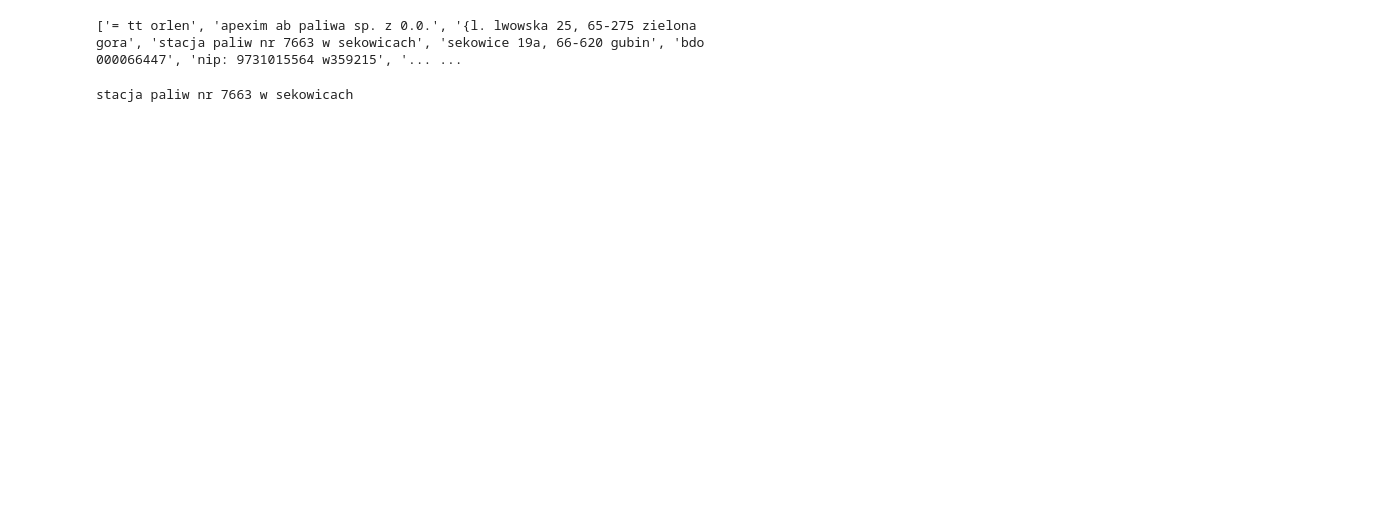
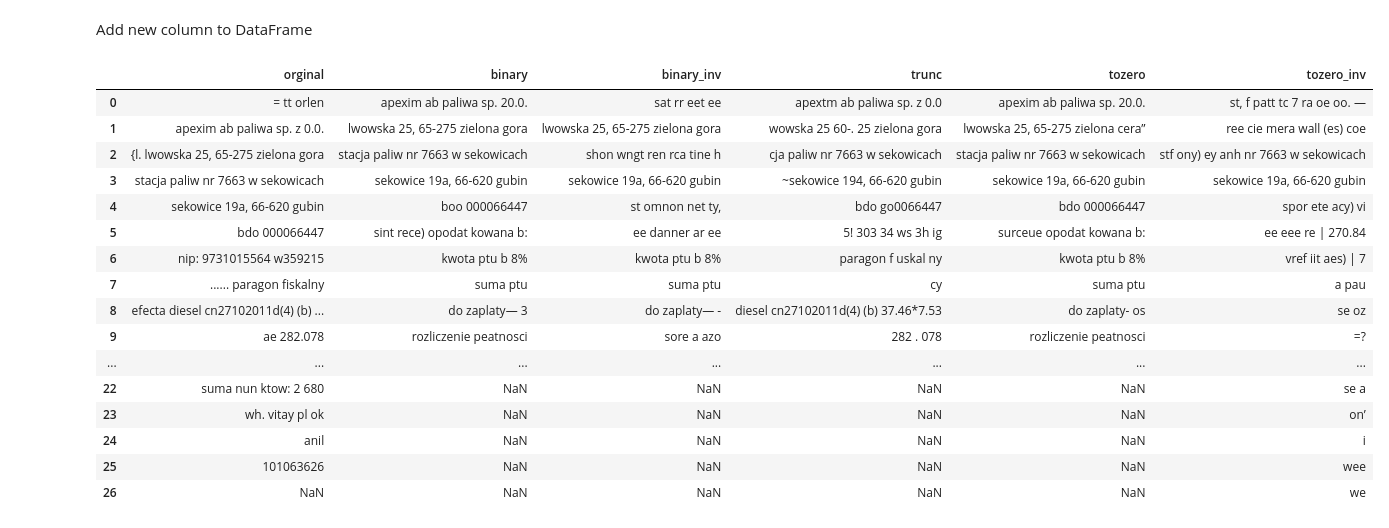
Before and after one commit to MarceliG/Receipt, a Jupyter notebook: main.ipynb, the cells around one changed output. Cells and saved outputs as stored; diff of their text form; code cells hidden in the pictures; blank space fills up the shorter version.

Commit message:
compare text from diffrent format images

```diff
--- a/main.ipynb
+++ b/main.ipynb
@@ -51,14 +41,55 @@ plt.show()
 # %%
-# convert image into text
-text = (pytesseract.image_to_string(image)).lower()
-text = text.split('\n')
-text = [sentence.strip() for sentence in text]
-text = [sentence for sentence in text if len(sentence) != 0]
-
-print(text)
+def image_to_text(images: list):
+    text_from_images = []
+    for image in images:
+        text = (pytesseract.image_to_string(image)).lower()
+        text = text.split('\n')
+        text = [sentence.strip() for sentence in text]
+        text = [sentence for sentence in text if len(sentence) != 0]
+        text_from_images.append(text)
+    return text_from_images
-# %% [output]
-['= tt orlen', 'apexim ab paliwa sp. z 0.0.', '{l. lwowska 25, 65-275 zielona gora', 'stacja paliw nr 7663 w sekowicach', 'sekowice 19a, 66-620 gubin', 'bdo 000066447', 'nip: 9731015564 w359215', '... ...
-# %%
-print(text[3])
-# %% [output]
-stacja paliw nr 7663 w sekowicach
+# %%
+texts = image_to_text(images)
+# %% [markdown]
+Add new column to DataFrame
+# %%
+
+def new_col_dataframe(data_to_add: dict, df: pd.DataFrame):
+    for key, value in data_to_add.items():
+        new = pd.DataFrame()
+        new[key] = value
+        df = pd.concat([df, new], axis=1)
+
+    return df
+# %%
+data = {
+    "orginal": texts[0],
+    "binary": texts[1],
+    "binary_inv": texts[2],
+    "trunc": texts[3],
+    "tozero": texts[4],
+    "tozero_inv": texts[5]
+}
+
+text_data = pd.DataFrame()
+text_data = new_col_dataframe(data, text_data)
+# %%
+text_data
+# %% [output]
+|  | orginal | binary | binary_inv | trunc | tozero | tozero_inv |
+| 0 | = tt orlen | apexim ab paliwa sp. 20.0. | sat rr eet ee | apextm ab paliwa sp. z 0.0 | apexim ab paliwa sp. 20.0. | st, f patt tc 7 ra oe oo. — |
+| 1 | apexim ab paliwa sp. z 0.0. | lwowska 25, 65-275 zielona gora | lwowska 25, 65-275 zielona gora | wowska 25 60-. 25 zielona gora | lwowska 25, 65-275 zielona cera” | ree cie mera wall (es) coe |
+| 2 | {l. lwowska 25, 65-275 zielona gora | stacja paliw nr 7663 w sekowicach | shon wngt ren rca tine h | cja paliw nr 7663 w sekowicach | stacja paliw nr 7663 w sekowicach | stf ony) ey anh nr 7663 w sekowicach |
+| 3 | stacja paliw nr 7663 w sekowicach | sekowice 19a, 66-620 gubin | sekowice 19a, 66-620 gubin | ~sekowice 194, 66-620 gubin | sekowice 19a, 66-620 gubin | sekowice 19a, 66-620 gubin |
+| 4 | sekowice 19a, 66-620 gubin | boo 000066447 | st omnon net ty, | bdo go0066447 | bdo 000066447 | spor ete acy) vi |
+| 5 | bdo 000066447 | sint rece) opodat kowana b: | ee danner ar ee | 5! 303 34 ws 3h ig | surceue opodat kowana b: | ee eee re | 270.84 |
+| 6 | nip: 9731015564 w359215 | kwota ptu b 8% | kwota ptu b 8% | paragon f uskal ny | kwota ptu b 8% | vref iit aes) | 7 |
+| 7 | ...... paragon fiskalny | suma ptu | suma ptu | cy | suma ptu | a pau |
+| 8 | efecta diesel cn27102011d(4) (b) ... | do zaplaty— 3 | do zaplaty— - | diesel cn27102011d(4) (b) 37.46*7.53 | do zaplaty- os | se oz |
+| 9 | ae 282.078 | rozliczenie peatnosci | sore a azo | 282 . 078 | rozliczenie peatnosci | =? |
+| ... | ... | ... | ... | ... | ... | ... |
+| 22 | suma nun ktow: 2 680 | NaN | NaN | NaN | NaN | se a |
+| 23 | wh. vitay pl ok | NaN | NaN | NaN | NaN | on’ |
+| 24 | anil | NaN | NaN | NaN | NaN | i |
+| 25 | 101063626 | NaN | NaN | NaN | NaN | wee |
+| 26 | NaN | NaN | NaN | NaN | NaN | we |
```
Also changed, not shown: parts of 5 cells of this notebook.
